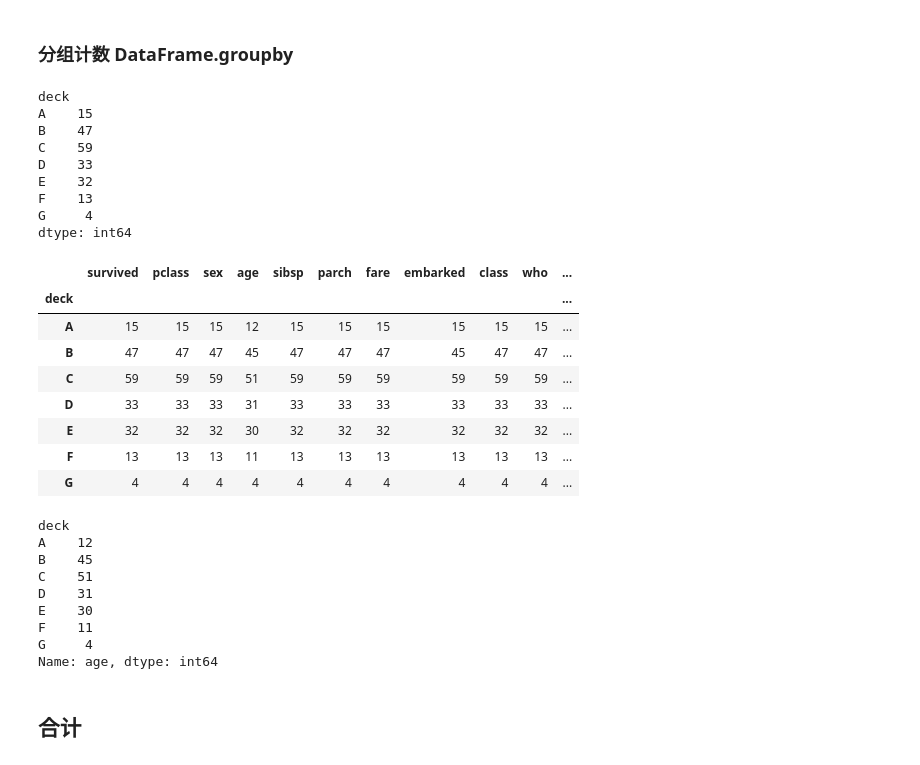
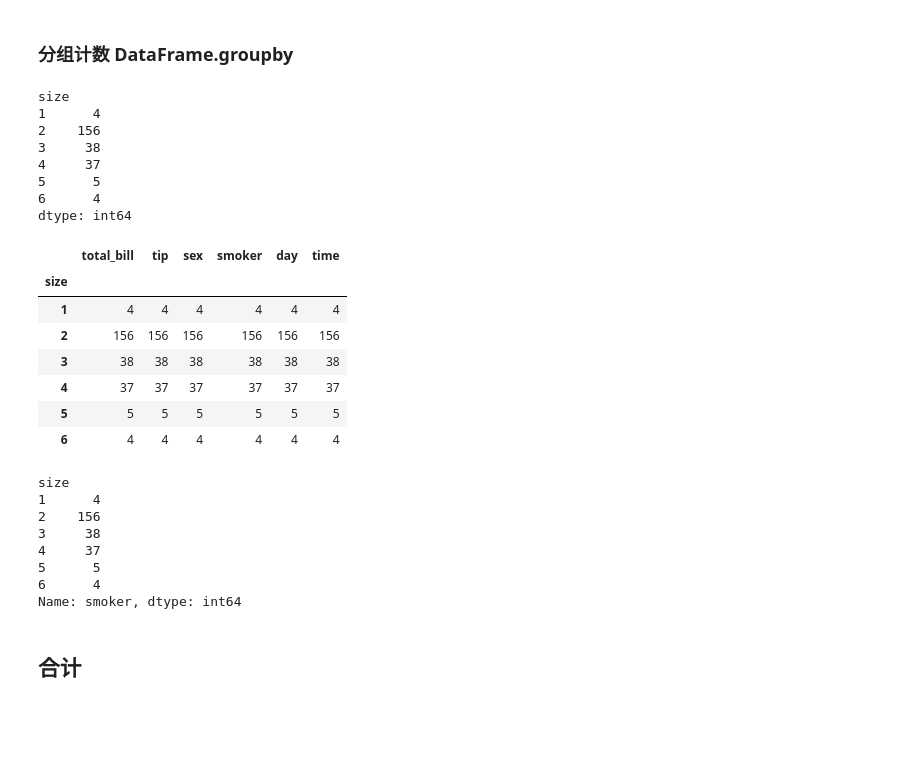
Before and after one commit to dormouse/notes, a Jupyter notebook: source/pandas/pandas_note_statistics.ipynb, the cells around one changed output. Saved outputs shown, nothing was run; the diff lists cells and outputs as text; code cells hidden in the pictures; blank space fills up the shorter version.

```diff
--- a/source/pandas/pandas_note_statistics.ipynb
+++ b/source/pandas/pandas_note_statistics.ipynb
@@ -29,6 +30,9 @@ def get_titanic_df():
 def get_iris_df():
     return pd.read_csv('datas/iris.csv')
 
+def get_tips_df():
+    return pd.read_csv('datas/tips.csv')
+
 def get_random_df():
     return pd.DataFrame(
         np.random.randn(6, 4),
@@ -37,6 +41,6 @@ def get_random_df():
 # %% [markdown]
 ## 总体描述
 # %%
-df=get_titanic_df()
+df=get_tips_df()
 df.describe()  # 总体数据描述，只包括数值型数据
 # %% [output]
@@ -194,40 +183,37 @@ Length: 89, dtype: int64
 # %% [markdown]
 ### 分组计数 DataFrame.groupby
 # %%
-df.groupby('deck').size()
+df.groupby('size').size()
 # %% [output]
-deck
-A    15
-B    47
-C    59
-D    33
-E    32
-F    13
-G     4
+size
+1      4
+2    156
+3     38
+4     37
+5      5
+6      4
 dtype: int64
 # %%
-df.groupby('deck').count()  # 因为age有空值，count不会统计空值行，所以数字会有所不同。
+df.groupby('size').count()  # 因为age有空值，count不会统计空值行，所以数字会有所不同。
 # %% [output]
-|  | survived | pclass | sex | age | sibsp | parch | fare | embarked | class | who | ... |
-| deck |  |  |  |  |  |  |  |  |  |  | ... |
-| A | 15 | 15 | 15 | 12 | 15 | 15 | 15 | 15 | 15 | 15 | ... |
-| B | 47 | 47 | 47 | 45 | 47 | 47 | 47 | 45 | 47 | 47 | ... |
-| C | 59 | 59 | 59 | 51 | 59 | 59 | 59 | 59 | 59 | 59 | ... |
-| D | 33 | 33 | 33 | 31 | 33 | 33 | 33 | 33 | 33 | 33 | ... |
-| E | 32 | 32 | 32 | 30 | 32 | 32 | 32 | 32 | 32 | 32 | ... |
-| F | 13 | 13 | 13 | 11 | 13 | 13 | 13 | 13 | 13 | 13 | ... |
-| G | 4 | 4 | 4 | 4 | 4 | 4 | 4 | 4 | 4 | 4 | ... |
+|  | total_bill | tip | sex | smoker | day | time |
+| size |  |  |  |  |  |  |
+| 1 | 4 | 4 | 4 | 4 | 4 | 4 |
+| 2 | 156 | 156 | 156 | 156 | 156 | 156 |
+| 3 | 38 | 38 | 38 | 38 | 38 | 38 |
+| 4 | 37 | 37 | 37 | 37 | 37 | 37 |
+| 5 | 5 | 5 | 5 | 5 | 5 | 5 |
+| 6 | 4 | 4 | 4 | 4 | 4 | 4 |
 # %%
-df.groupby('deck')['age'].count()  # 因为age有空值，count不会统计空值行，所以数字会有所不同。
+df.groupby('size')['smoker'].count()  # 因为age有空值，count不会统计空值行，所以数字会有所不同。
 # %% [output]
-deck
-A    12
-B    45
-C    51
-D    31
-E    30
-F    11
-G     4
-Name: age, dtype: int64
+size
+1      4
+2    156
+3     38
+4     37
+5      5
+6      4
+Name: smoker, dtype: int64
 # %% [markdown]
 ## 合计
```
Also changed, not shown: parts of 27 cells of this notebook, 3 other files.
